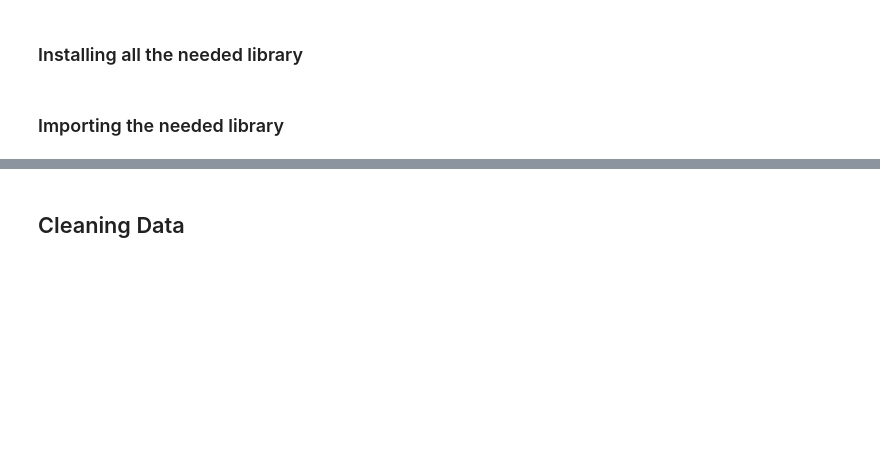
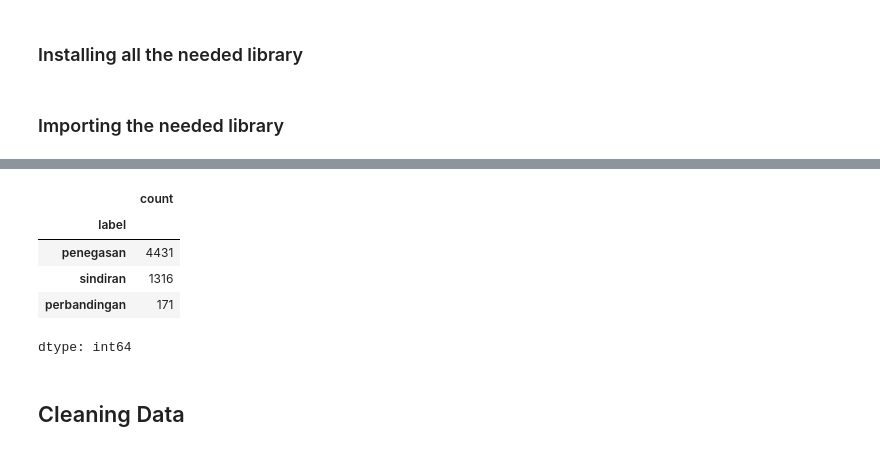
Before and after one commit to aldo02032004/naufaldo.github.io, a Jupyter notebook: 2_ML_Dev_Notebook.ipynb, the cells around one changed output, grey strips where cells are left out. Saved outputs shown, nothing was run; the diff lists cells and outputs as text; code cells hidden in the pictures; blank space fills up the shorter version.

```diff
--- a/2_ML_Dev_Notebook.ipynb
+++ b/2_ML_Dev_Notebook.ipynb
@@ -82,14 +82,19 @@ daily_16okt_Prabowo (7).csv (6209, 13)
 # %%
-def prepare_time(data):
-    # parse 'Date' into datetime, sort oldest -> newest, and return the date range
+def prepare_time(data, date_col='Date'):
+    # parse date into datetime, sort oldest -> newest, and return the date range
     data = data.copy()
+    if date_col != 'Date':
+        data = data.rename(columns={date_col: 'Date'})
     data['Date'] = pd.to_datetime(data['Date'], format='mixed', dayfirst=True)
     data = data.sort_values('Date')
     start_date, end_date = (d.strftime('%d %b %Y') for d in data['Date'].iloc[[0, -1]])
     return data, start_date, end_date
 
+# training_df contains 'x' instead of 'Date', and lacks 'Type'
 training_df1, start_date, end_date = prepare_time(
-    training_df[['Date', 'Media', 'Type', 'Mentions', 'Sentiment', 'Majas']])
+    training_df[['x', 'Media', 'Mentions', 'Sentiment', 'Majas']],
+    date_col='x'
+)
 print(start_date, '-', end_date)
 training_df1
 # %% [output]
@@ -110,23 +115,32 @@ training_df1
 # %%
 # typo fixes + grouping of figures of speech into 4 classes
 label_map = {
     'sarkas': 'sindiran',
     'sarkasme': 'sindiran', 'ironi': 'sindiran', 'satire': 'sindiran', 'sinisme': 'sindiran',
     'hiperbola': 'perbandingan', 'simile': 'perbandingan', 'metafora': 'perbandingan',
     'repetisi': 'penegasan', 'retoris': 'penegasan', 'skeptis': 'penegasan',
-    'kritik': 'penegasan', 'literal': 'penegasan',
+    'kritik': 'penegasan', 'literal': 'penegasan', 'pujian': 'penegasan',
+    'pertentangan': 'pertentangan', 'paradoks': 'pertentangan', 'antitesis': 'pertentangan',
+    'neutral': 'irrelevant'
 }
 training_df1['label'] = training_df1['Majas'].str.strip().str.lower().replace(label_map)
 
 # drop empty and irrelevant labels
 training_df1 = training_df1[training_df1['label'].notna() &
                             (training_df1['label'] != 'irrelevant')].reset_index(drop=True)
 
-# stop if an unknown label appears
+# stop if an unknown label appears (changed from strict equality to subset check to handle 0-count classes)
 EXPECTED = {'sindiran', 'perbandingan', 'penegasan', 'pertentangan'}
-assert set(training_df1['label']) == EXPECTED, set(training_df1['label']) ^ EXPECTED
+assert set(training_df1['label']).issubset(EXPECTED), set(training_df1['label']) - EXPECTED
 
 training_df1['label'].value_counts()
+# %% [output]
+|  | count |
+| label |  |
+| penegasan | 4431 |
+| sindiran | 1316 |
+| perbandingan | 171 |
+dtype: int64
 # %% [markdown]
 ## Cleaning Data
 # %%
```
Also changed, not shown: parts of 18 cells of this notebook.
